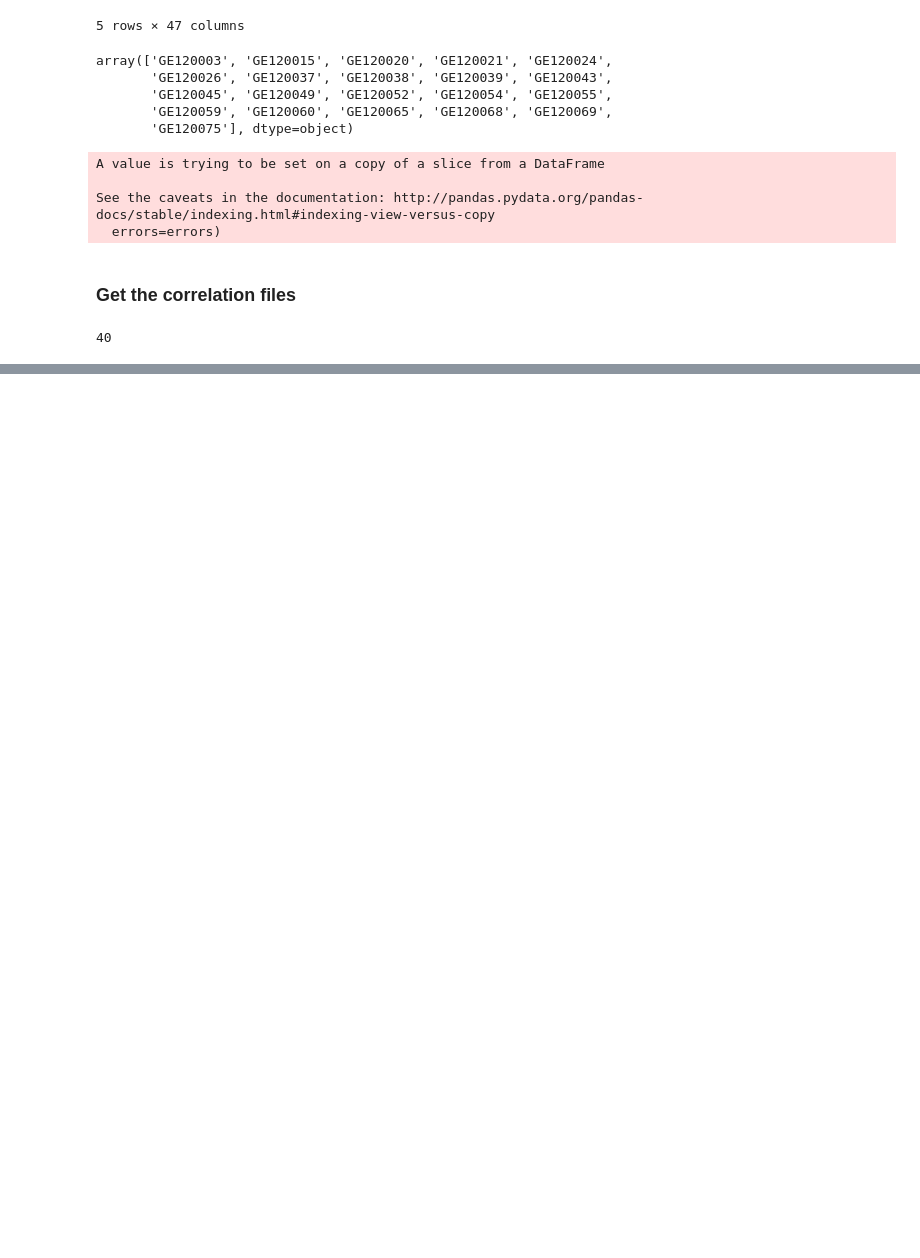
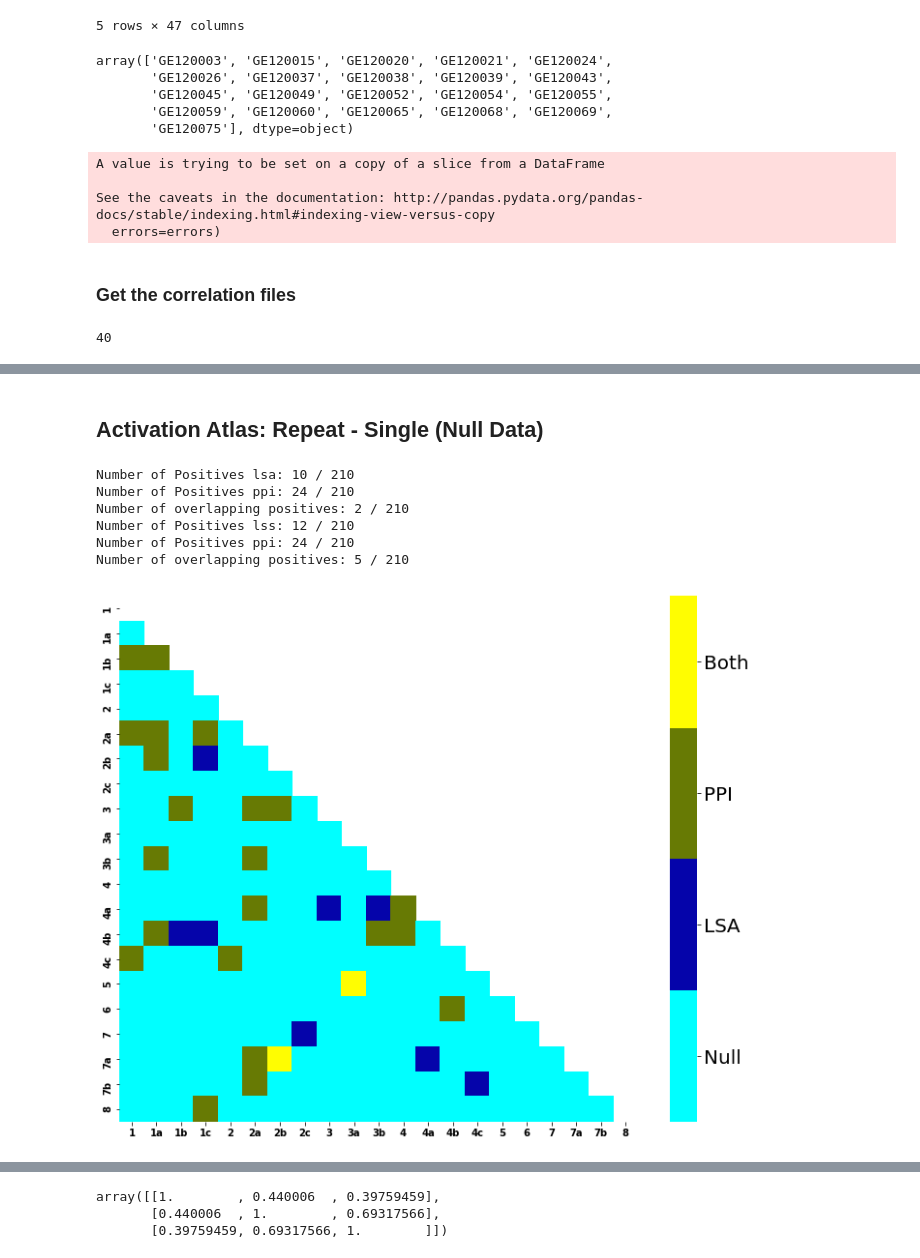
Before and after one commit to jdkent/BetaSeriesRealDataAnalysis, a Jupyter notebook: PPITest/compare_bsc_ppi.ipynb, the cells around one changed output, grey strips where cells are left out. Saved outputs shown, nothing was run; the diff lists cells and outputs as text; code cells hidden in the pictures; blank space fills up the shorter version.

```diff
--- a/PPITest/compare_bsc_ppi.ipynb
+++ b/PPITest/compare_bsc_ppi.ipynb
@@ -225,0 +335,14 @@ sum(res) / len(res)
+# %% [markdown]
+## Activation Atlas: Repeat - Single (Null Data)
+# %%
+fig_lsa, fig_lss, ppi_model_df, lss_model_df, lsa_model_df, overlap_lsa_df, overlap_lss_df = nf.compare_ppi_lss_lsa_sig(
+    fb_act_ppi_repeatxsingle, fb_act_lss_repeatxsingle, fb_act_lsa_repeatxsingle,
+    rois="activation", nthreads=N_THREADS, use_python=True)
+# %% [output]
+Number of Positives lsa: 10 / 210
+Number of Positives ppi: 24 / 210
+Number of overlapping positives: 2 / 210
+Number of Positives lss: 12 / 210
+Number of Positives ppi: 24 / 210
+Number of overlapping positives: 5 / 210
+[figure, added]
@@ -225,0 +350,6 @@ sum(res) / len(res)
+# %%
+np.corrcoef([lsa_model_df["estimate"], lss_model_df["estimate"], ppi_model_df["estimate"]])
+# %% [output]
+array([[1.        , 0.440006  , 0.39759459],
+       [0.440006  , 1.        , 0.69317566],
+       [0.39759459, 0.69317566, 1.        ]])
```
Also changed, not shown: parts of 41 cells of this notebook, 1 other file.
